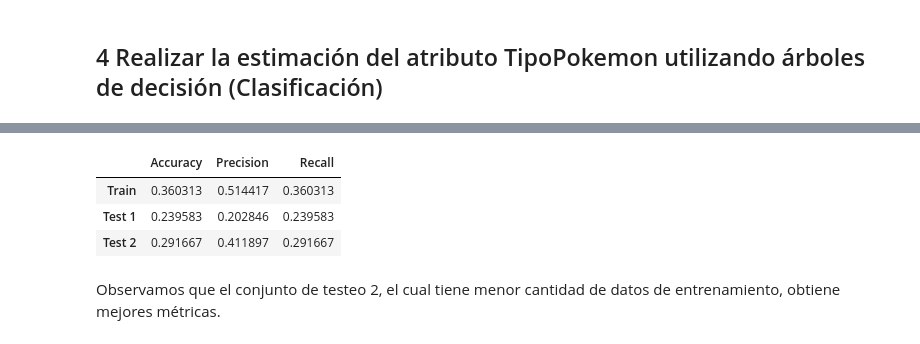
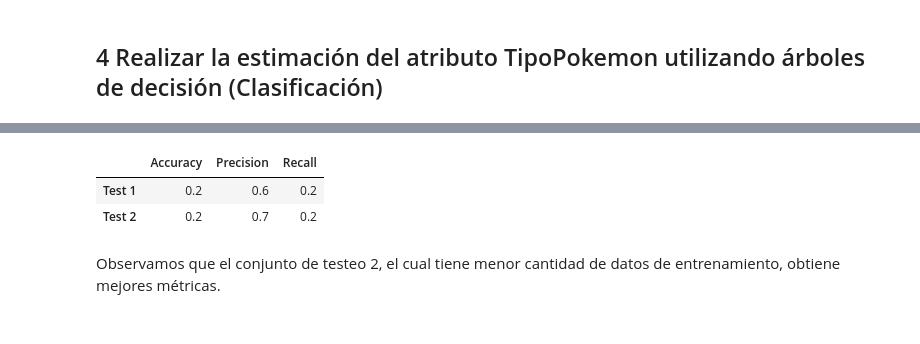
Before and after one commit to nacho-gonz/MdD-TUIA-2024, a Jupyter notebook: TP2/TP_Mineria_de_datos.ipynb, the cells around one changed output, grey strips where cells are left out. Cells and saved outputs as stored; diff of their text form; code cells hidden in the pictures.

```diff
--- a/TP2/TP_Mineria_de_datos.ipynb
+++ b/TP2/TP_Mineria_de_datos.ipynb
@@ -357,0 +383,6 @@ Defensa y SPDefensa tienen una relación lineal media. Las demás variables pres
+# %%
+minmax_scaler = MinMaxScaler().set_output(transform='pandas')
+x_train_pokemon_esc = minmax_scaler.fit_transform(x_train_pokemon)
+x_train_pokemon2_esc = minmax_scaler.fit_transform(x_train_pokemon2)
+x_test_pokemon_esc = minmax_scaler.fit_transform(x_train_pokemon)
+x_test_pokemon2_esc = minmax_scaler.fit_transform(x_train_pokemon2)
@@ -360,11 +403,11 @@ Defensa y SPDefensa tienen una relación lineal media. Las demás variables pres
 # %%
 decision_tree_pokemon_clas = DecisionTreeClassifier(random_state=5232)
 
-param_grid = {'max_depth': [4,5,6,7,8,9,10,11,12,13,14,15], 'min_samples_leaf': [1,2,3,4,5,6,7], 'min_samples_split': [2,3,4,5,6,7], 'min_weight_fraction_leaf': [0.0,0.1, 0.2], 'criterion': ['gini', 'entropy'] }
+param_grid = {'max_depth': [3,4,5,6,7,8,9], 'min_samples_leaf': [1,2,3,4], 'min_samples_split': [2,3,4], 'min_weight_fraction_leaf': [0.0,0.1], 'criterion': ['gini', 'entropy'] }
 
 grid_search = GridSearchCV(estimator=decision_tree_pokemon_clas, param_grid=param_grid, scoring=['accuracy','precision','recall'], n_jobs=-1,refit='recall')
 
-grid_search.fit(x_train_pokemon, y_train_pokemon)
+grid_search.fit(x_train_pokemon_esc, y_train_pokemon)
 
 print("Mejores hiperparámetros encontrados:")
 print(grid_search.best_params_)
@@ -374,5 +417,5 @@ Mejores hiperparámetros encontrados:
 # %%
-decision_tree_pokemon_clas = tree.DecisionTreeClassifier(max_depth=4, min_samples_leaf=1,min_samples_split=2, min_weight_fraction_leaf=0.0 ,criterion='gini', random_state=5232)
+decision_tree_pokemon_clas = tree.DecisionTreeClassifier(max_depth=3, min_samples_leaf=1,min_samples_split=2, min_weight_fraction_leaf=0.0 ,criterion='gini', random_state=5232)
 
-decision_tree_pokemon_clas.fit(x_train_pokemon, y_train_pokemon)
+decision_tree_pokemon_clas.fit(x_train_pokemon_esc, y_train_pokemon)
 # %% [output]
@@ -425,32 +468,26 @@ Image(graph.create_png())  # Muestra el gráfico en formato PNG
 # %%
-predictions_train = decision_tree_pokemon_clas.predict(x_train_pokemon)
-
 predictions_test = decision_tree_pokemon_clas.predict(x_test_pokemon)
 predictions_test2 = decision_tree_pokemon_clas.predict(x_test_pokemon2)
 #--
-accuracy_train = accuracy_score(y_train_pokemon, predictions_train)
 
 accuracy_test = accuracy_score(y_test_pokemon, predictions_test)
 accuracy_test2 = accuracy_score(y_test_pokemon2, predictions_test2)
 #--
-precision_train = precision_score(y_train_pokemon, predictions_train, average='weighted', zero_division=1)
 
 precision_test = precision_score(y_test_pokemon, predictions_test, average='weighted', zero_division=1)
 precision_test2 = precision_score(y_test_pokemon2, predictions_test2, average='weighted', zero_division=1)
 #--
-recall_train = recall_score(y_train_pokemon, predictions_train, average='weighted')
 
 recall_test = recall_score(y_test_pokemon, predictions_test, average='weighted')
 recall_test2 = recall_score(y_test_pokemon2, predictions_test2, average='weighted')
 
-valores_resultados_pokemon = {'Accuracy': [accuracy_train,accuracy_test,accuracy_test2], 'Precision': [precision_train,precision_test,precision_test2], 'Recall': [recall_train,recall_test,recall_test2]}
-df_resultados = pd.DataFrame(valores_resultados_pokemon, index=['Train', 'Test 1', 'Test 2'])
+valores_resultados_pokemon = {'Accuracy': [accuracy_test,accuracy_test2], 'Precision': [precision_test,precision_test2], 'Recall': [recall_test,recall_test2]}
+df_resultados = pd.DataFrame(valores_resultados_pokemon, index=['Test 1', 'Test 2'])
 df_resultados
 # %% [output]
 |  | Accuracy | Precision | Recall |
-| Train | 0.360313 | 0.514417 | 0.360313 |
-| Test 1 | 0.239583 | 0.202846 | 0.239583 |
-| Test 2 | 0.291667 | 0.411897 | 0.291667 |
+| Test 1 | 0.2 | 0.6 | 0.2 |
+| Test 2 | 0.2 | 0.7 | 0.2 |
 # %% [markdown]
 Observamos que el conjunto de testeo 2, el cual tiene menor cantidad de datos de entrenamiento, obtiene mejores métricas.
 # %% [markdown]
```
Also changed, not shown: parts of 38 cells of this notebook.
